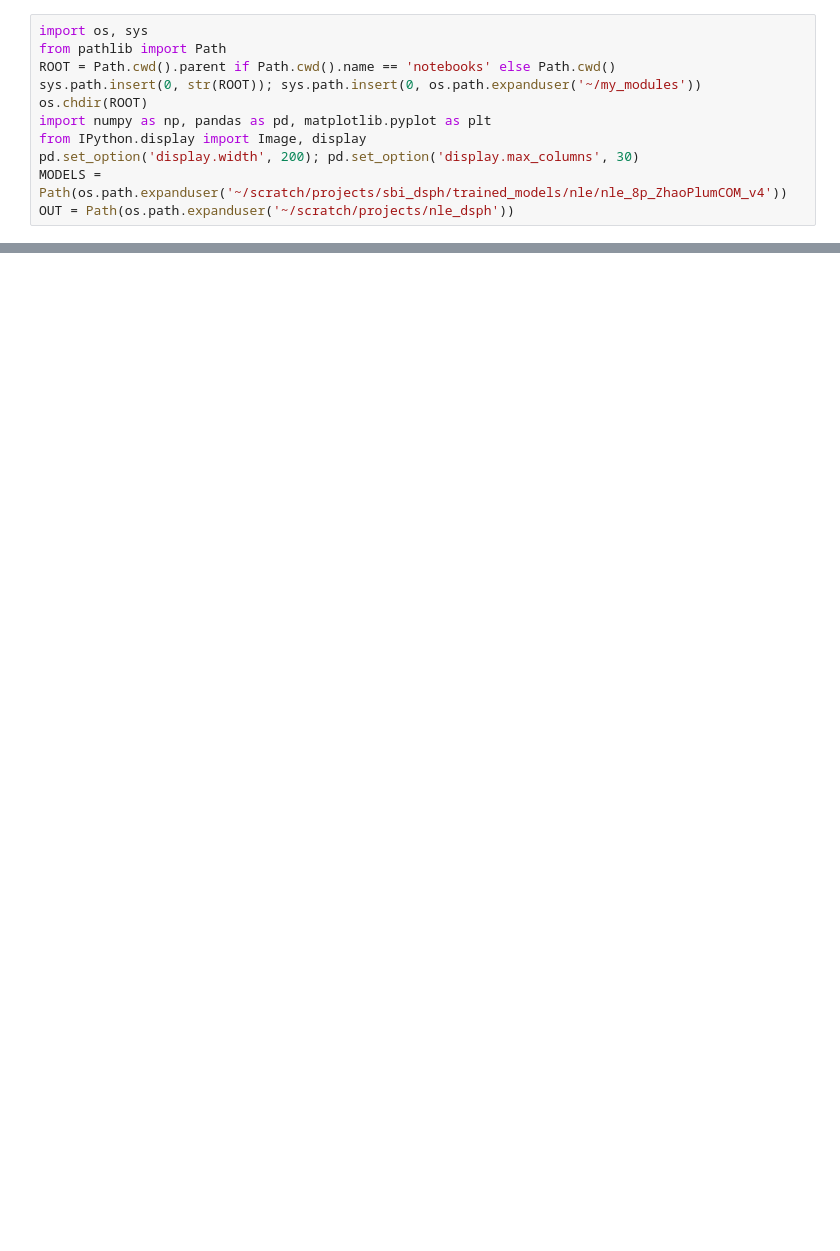
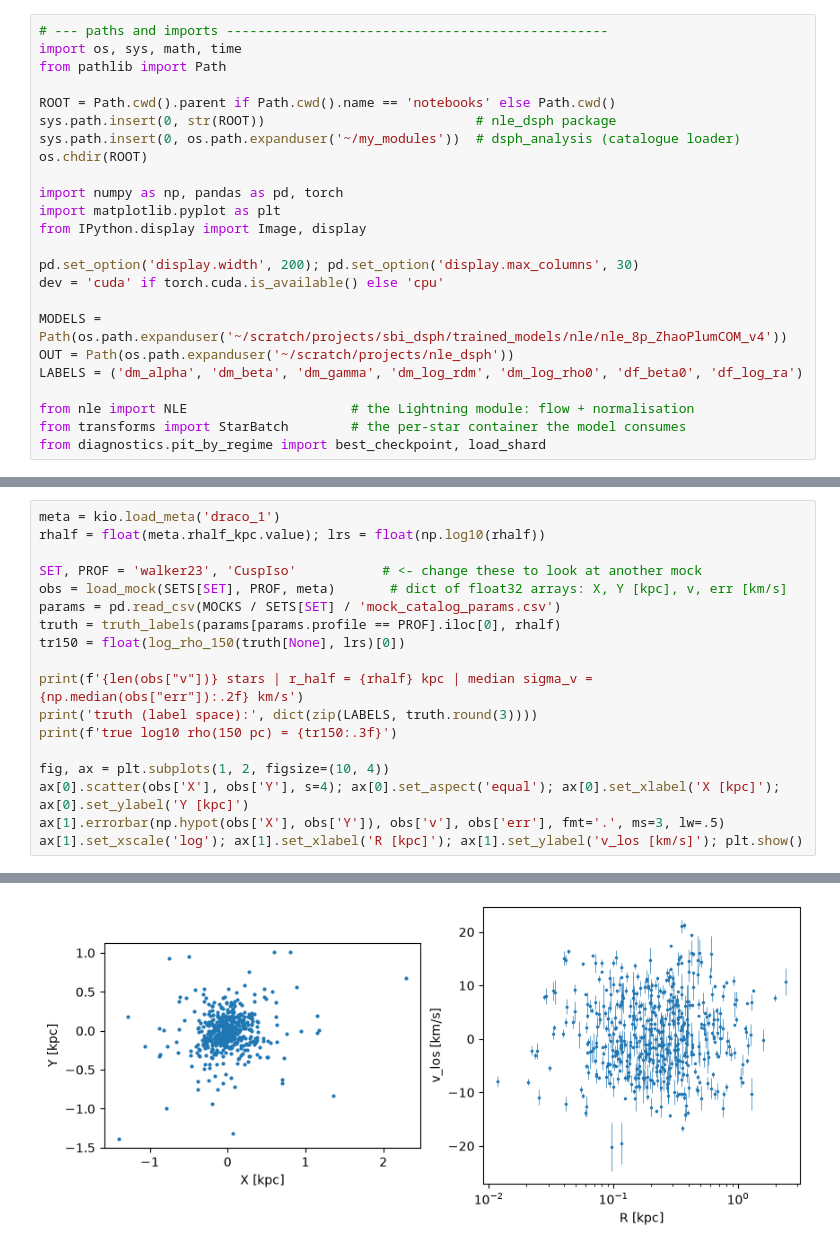
Before and after one commit to trivnguyen/nle_dsph, a Jupyter notebook: notebooks/04_mock_sf.ipynb, the cells around one changed output, grey strips where cells are left out. Drawn from its saved outputs; the diff is of its cells as text; blank space fills up the shorter version.

```diff
--- a/notebooks/04_mock_sf.ipynb
+++ b/notebooks/04_mock_sf.ipynb
@@ -5,11 +43,24 @@ Chains from `diagnostics/mock_sf_compare.py` for the twelve mocks (six with the
 # %%
-import os, sys
+# --- paths and imports -------------------------------------------------
+import os, sys, math, time
 from pathlib import Path
+
 ROOT = Path.cwd().parent if Path.cwd().name == 'notebooks' else Path.cwd()
-sys.path.insert(0, str(ROOT)); sys.path.insert(0, os.path.expanduser('~/my_modules'))
+sys.path.insert(0, str(ROOT))                           # nle_dsph package
+sys.path.insert(0, os.path.expanduser('~/my_modules'))  # dsph_analysis (catalogue loader)
 os.chdir(ROOT)
-import numpy as np, pandas as pd, matplotlib.pyplot as plt
+
+import numpy as np, pandas as pd, torch
+import matplotlib.pyplot as plt
 from IPython.display import Image, display
+
 pd.set_option('display.width', 200); pd.set_option('display.max_columns', 30)
+dev = 'cuda' if torch.cuda.is_available() else 'cpu'
+
 MODELS = Path(os.path.expanduser('~/scratch/projects/sbi_dsph/trained_models/nle/nle_8p_ZhaoPlumCOM_v4'))
 OUT = Path(os.path.expanduser('~/scratch/projects/nle_dsph'))
+LABELS = ('dm_alpha', 'dm_beta', 'dm_gamma', 'dm_log_rdm', 'dm_log_rho0', 'df_beta0', 'df_log_ra')
+
+from nle import NLE                     # the Lightning module: flow + normalisation
+from transforms import StarBatch        # the per-star container the model consumes
+from diagnostics.pit_by_regime import best_checkpoint, load_shard
@@ -15,0 +100,19 @@ OUT = Path(os.path.expanduser('~/scratch/projects/nle_dsph'))
+# %%
+meta = kio.load_meta('draco_1')
+rhalf = float(meta.rhalf_kpc.value); lrs = float(np.log10(rhalf))
+
+SET, PROF = 'walker23', 'CuspIso'           # <- change these to look at another mock
+obs = load_mock(SETS[SET], PROF, meta)       # dict of float32 arrays: X, Y [kpc], v, err [km/s]
+params = pd.read_csv(MOCKS / SETS[SET] / 'mock_catalog_params.csv')
+truth = truth_labels(params[params.profile == PROF].iloc[0], rhalf)
+tr150 = float(log_rho_150(truth[None], lrs)[0])
+
+print(f'{len(obs["v"])} stars | r_half = {rhalf} kpc | median sigma_v = {np.median(obs["err"]):.2f} km/s')
+print('truth (label space):', dict(zip(LABELS, truth.round(3))))
+print(f'true log10 rho(150 pc) = {tr150:.3f}')
+
+fig, ax = plt.subplots(1, 2, figsize=(10, 4))
+ax[0].scatter(obs['X'], obs['Y'], s=4); ax[0].set_aspect('equal'); ax[0].set_xlabel('X [kpc]'); ax[0].set_ylabel('Y [kpc]')
+ax[1].errorbar(np.hypot(obs['X'], obs['Y']), obs['v'], obs['err'], fmt='.', ms=3, lw=.5)
+ax[1].set_xscale('log'); ax[1].set_xlabel('R [kpc]'); ax[1].set_ylabel('v_los [km/s]'); plt.show()
+# %% [output]
@@ -15,0 +122 @@ OUT = Path(os.path.expanduser('~/scratch/projects/nle_dsph'))
+[figure, added]
```
Also changed, not shown: parts of 21 cells of this notebook, 5 other files.
